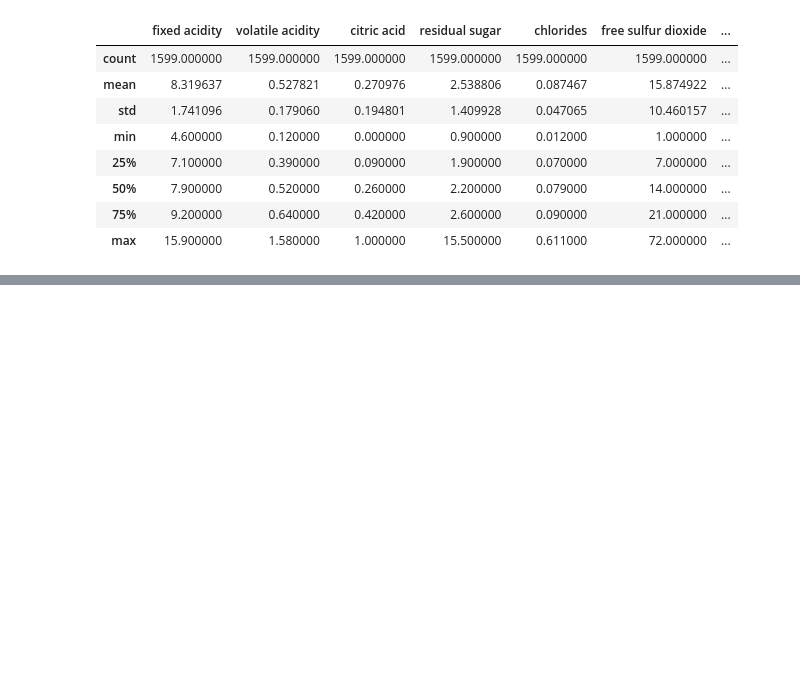
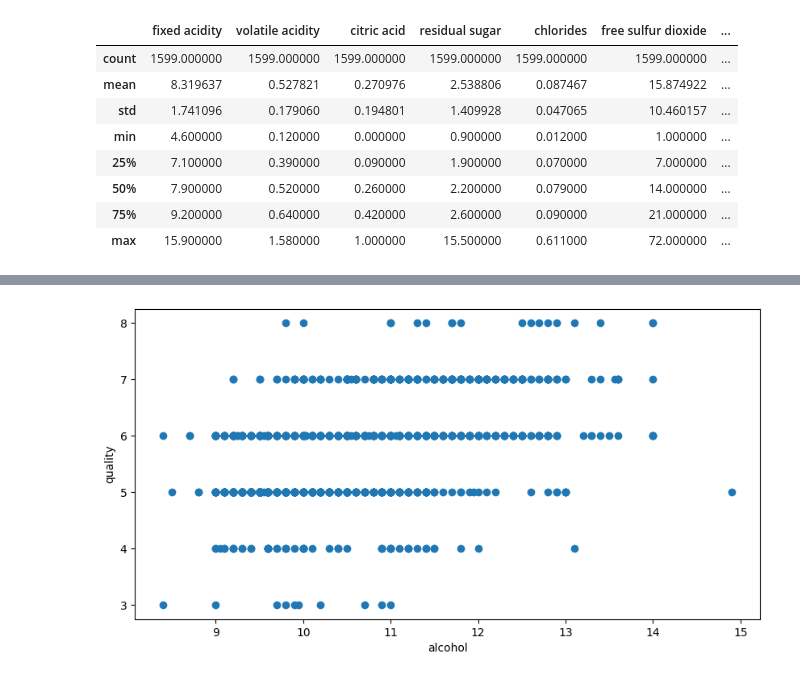
Before and after one commit to sannyochik/ml_homework, a Jupyter notebook: note2_2(trees).ipynb, the cells around one changed output, grey strips where cells are left out. Drawn from its saved outputs; the diff is of its cells as text; code cells hidden in the pictures; blank space fills up the shorter version.

```diff
--- a/note2_2(trees).ipynb
+++ b/note2_2(trees).ipynb
@@ -802,0 +817,11 @@ y_pred = regressor.predict(x_test)
+# %%
+plt.figure(figsize=(10, 5))
+plt.scatter(
+    df['alcohol'],
+    df['quality'],
+)
+plt.xlabel('alcohol')
+plt.ylabel('quality')
+plt.show()
+# %% [output]
+[figure, added]
```
Also changed, not shown: parts of 2 cells of this notebook.
